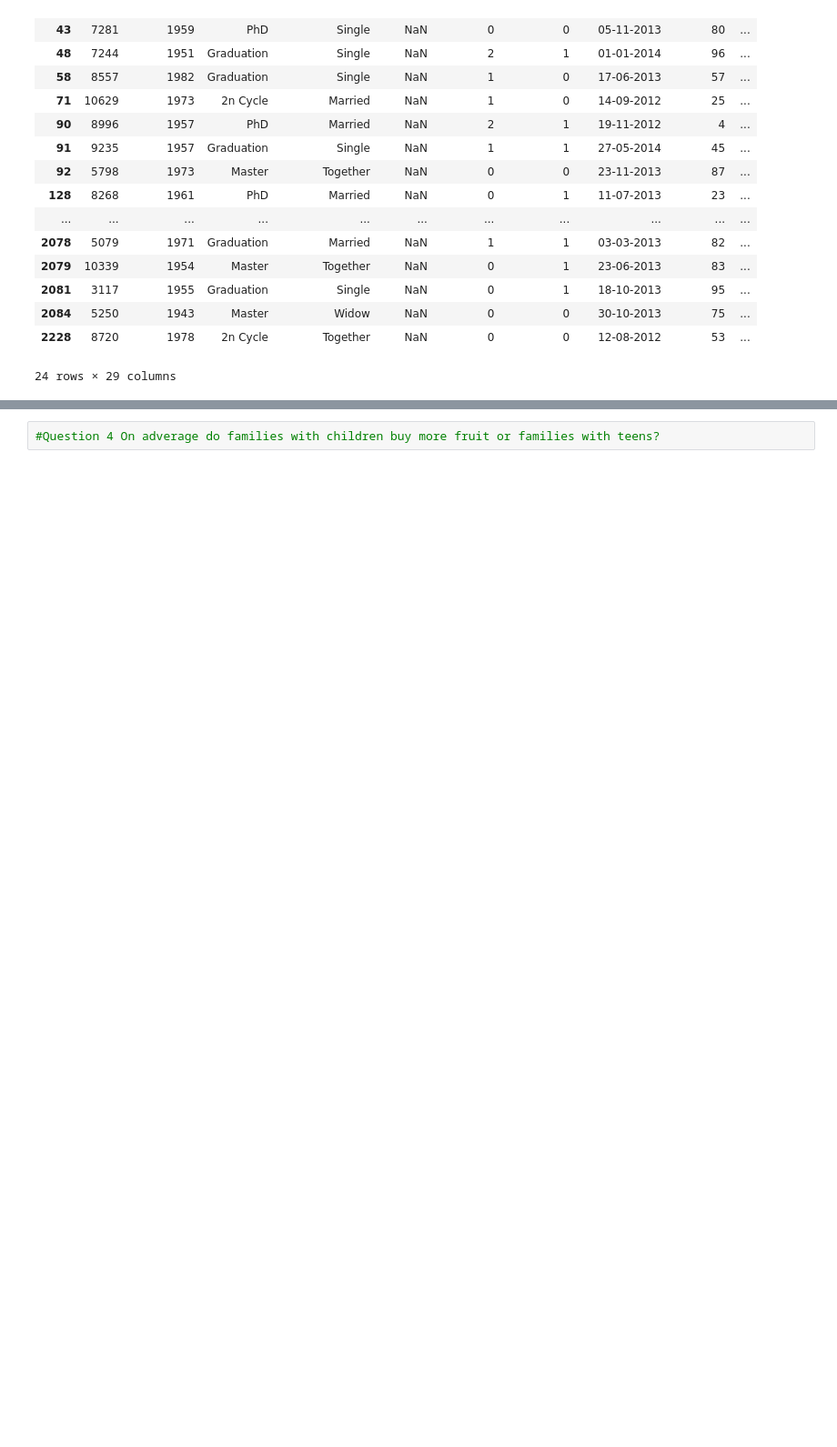
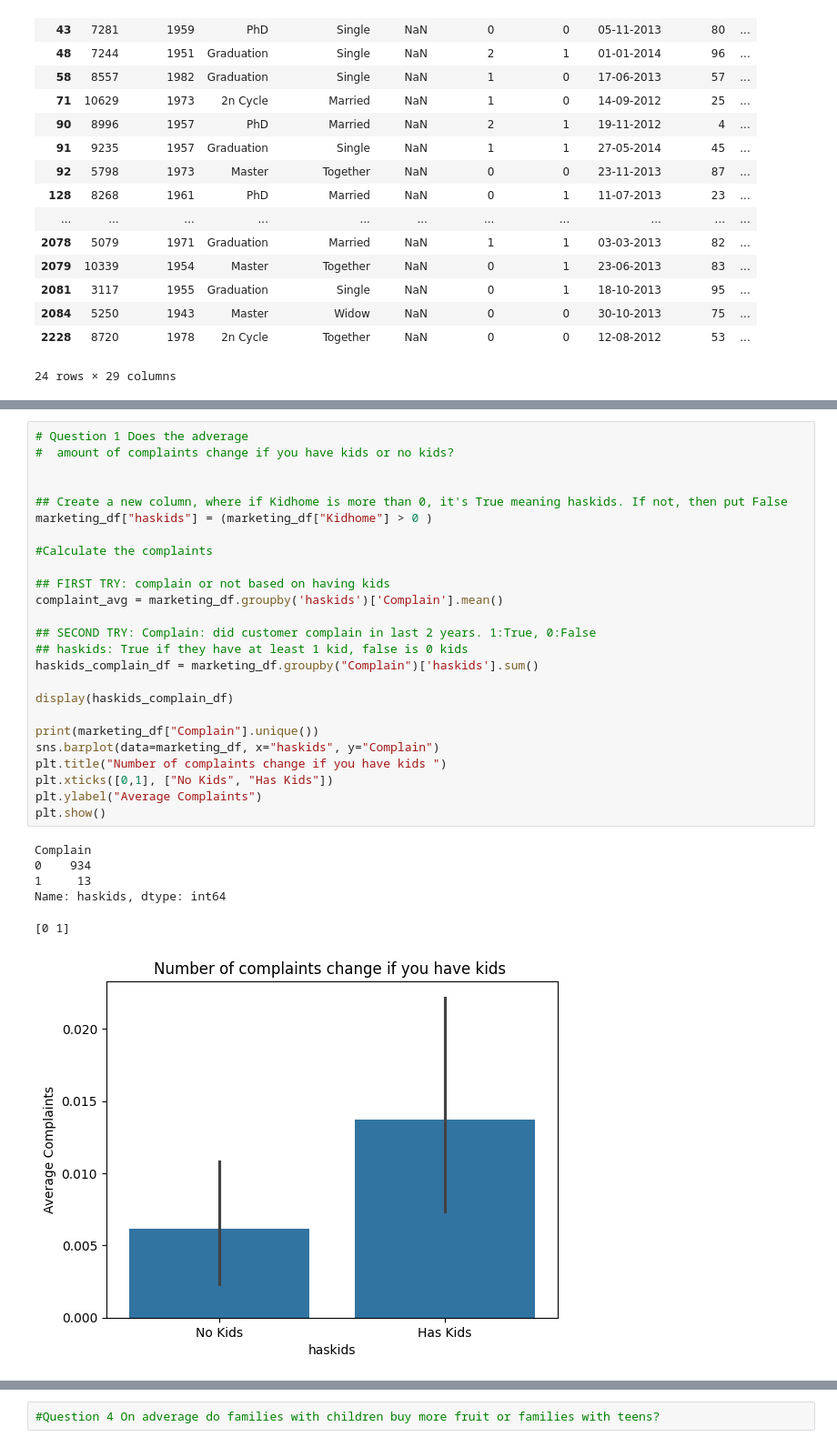
Before and after one commit to yh-2025/async-final-project-teal-Yuki, a Jupyter notebook: final_project_example.ipynb, the cells around one changed output, grey strips where cells are left out. Shown at 91% size. Drawn from its saved outputs; the diff is of its cells as text; blank space fills up the shorter version.

```diff
--- a/final_project_example.ipynb
+++ b/final_project_example.ipynb
@@ -77,2 +61,34 @@ Name: Income, Length: 2216, dtype: float64
+# %%
+# Question 1 Does the adverage
+#  amount of complaints change if you have kids or no kids?
+
+
+## Create a new column, where if Kidhome is more than 0, it's True meaning haskids. If not, then put False
+marketing_df["haskids"] = (marketing_df["Kidhome"] > 0 )
+
+#Calculate the complaints
+
+## FIRST TRY: complain or not based on having kids
+complaint_avg = marketing_df.groupby('haskids')['Complain'].mean()
+
+## SECOND TRY: Complain: did customer complain in last 2 years. 1:True, 0:False
+## haskids: True if they have at least 1 kid, false is 0 kids
+haskids_complain_df = marketing_df.groupby("Complain")['haskids'].sum()
+
+display(haskids_complain_df)
+
+print(marketing_df["Complain"].unique())
+sns.barplot(data=marketing_df, x="haskids", y="Complain")
+plt.title("Number of complaints change if you have kids ")
+plt.xticks([0,1], ["No Kids", "Has Kids"])
+plt.ylabel("Average Complaints")
+plt.show()
+# %% [output]
+Complain
+0    934
+1     13
+Name: haskids, dtype: int64
+[0 1]
+[figure, added]
 # %%
 #Question 2 Which campaign out of the 5 did the most people purchase from?
```
Also changed, not shown: parts of 14 cells of this notebook, 1 other file.
